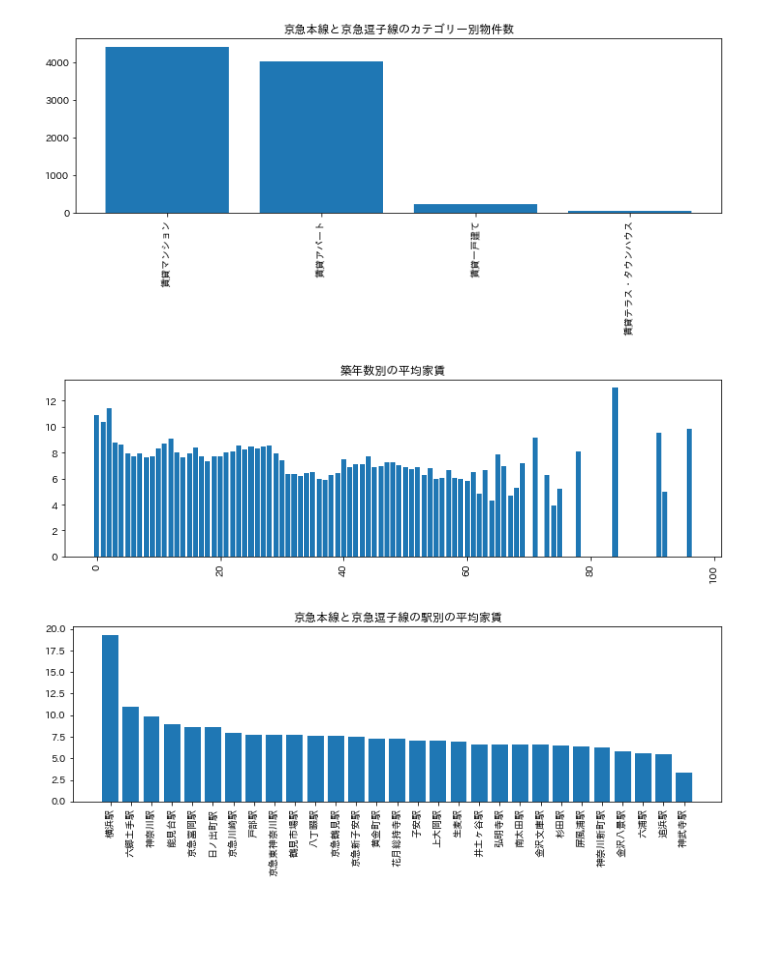
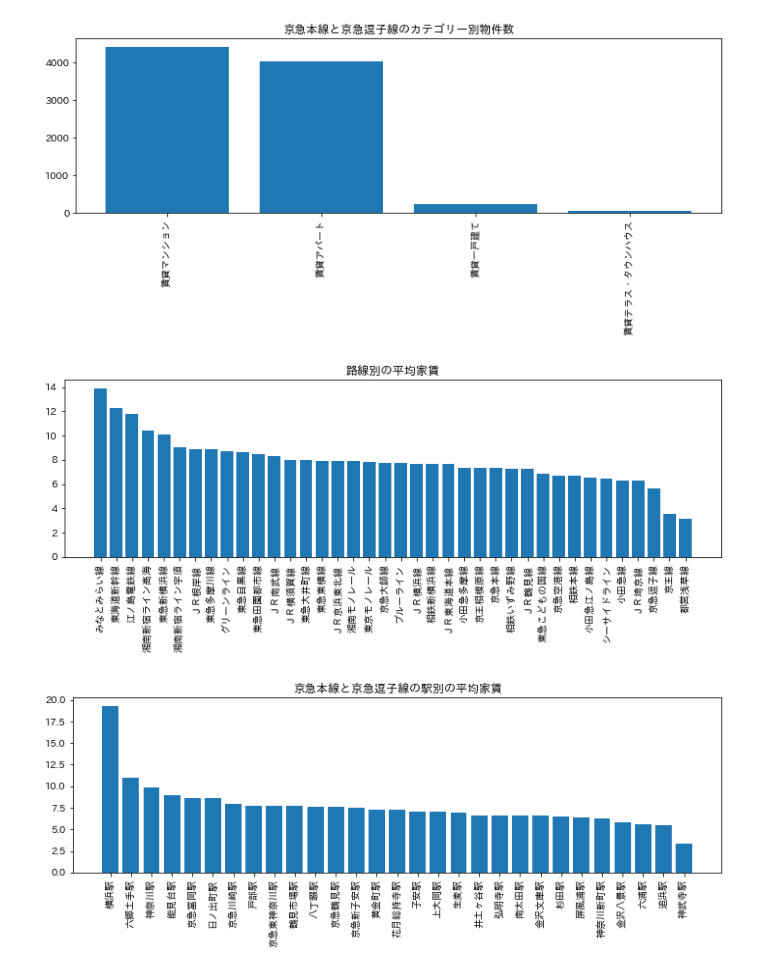
Before and after one commit to ymtm123/xbp_suumo, a Jupyter notebook: main.ipynb, the cells around one changed output. Saved outputs shown, nothing was run; the diff lists cells and outputs as text; code cells hidden in the pictures; blank space fills up the shorter version.

```diff
--- a/main.ipynb
+++ b/main.ipynb
@@ -43,9 +28,9 @@ df.n_rooms_by_line(["京急本線", "京急逗子線"], "カテゴリー")
 # %% [output]
 [figure]
 # %%
-df.ranking_bar("築年数", "家賃")
+df.ranking_bar("路線", "家賃")
 # %% [output]
-[figure, old version]
+[figure, new version]
 # %%
 df.ranking_bar_by_line(["京急本線", "京急逗子線"], "駅", "家賃")
 # %% [output]
```
Also changed, not shown: parts of 3 cells of this notebook, 1 other file.
